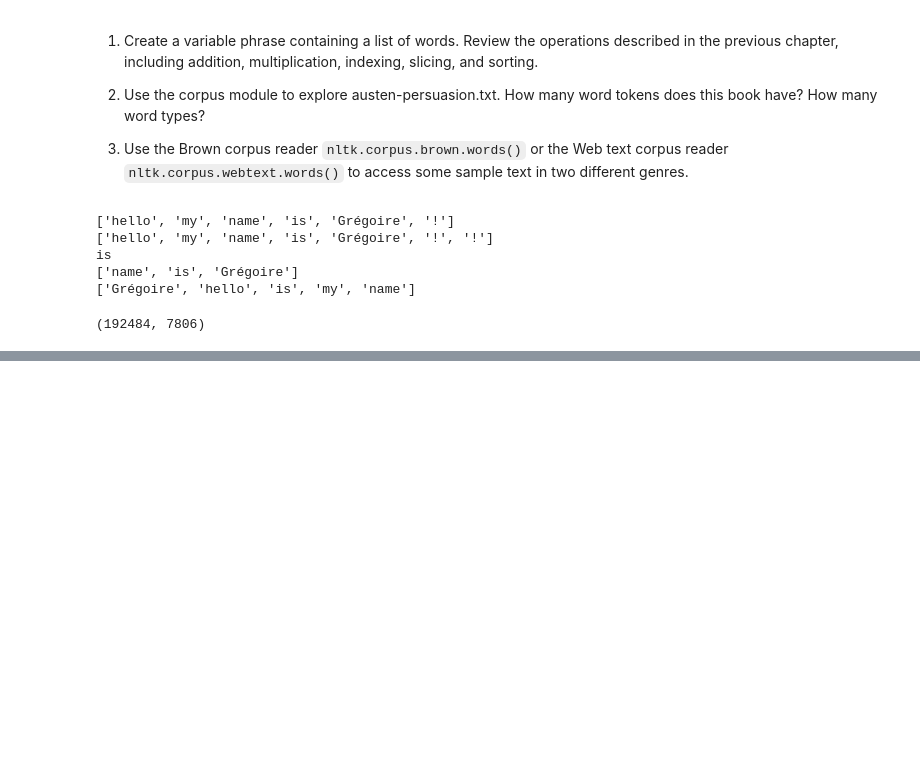
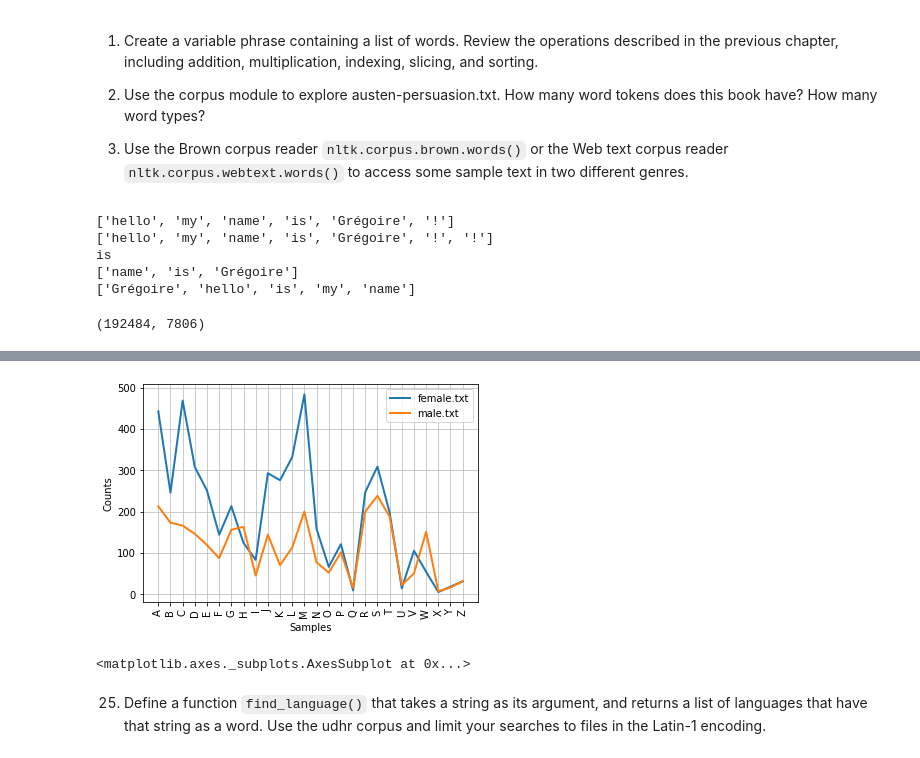
Before and after one commit to groumache/nltk-notebooks, a Jupyter notebook: nltk-ch-02.ipynb, the cells around one changed output, grey strips where cells are left out. Cells and saved outputs as stored; diff of their text form; code cells hidden in the pictures; blank space fills up the shorter version.

```diff
--- a/nltk-ch-02.ipynb
+++ b/nltk-ch-02.ipynb
@@ -296,0 +402,16 @@ num_words, num_word_types
+# %%
+# 8.
+names = nltk.corpus.names
+
+cfd = nltk.ConditionalFreqDist(
+    (fileid, name[0])
+    for fileid in names.fileids()
+    for name in names.words(fileid)
+)
+
+cfd.plot()
+# %% [output]
+[figure, added]
+<matplotlib.axes._subplots.AxesSubplot at 0x...>
+# %% [markdown]
+25. Define a function `find_language()` that takes a string as its argument, and returns a list of languages that have that string as a word. Use the udhr corpus and limit your searches to files in the Latin-1 encoding.
```
Also changed, not shown: parts of 11 cells of this notebook.
